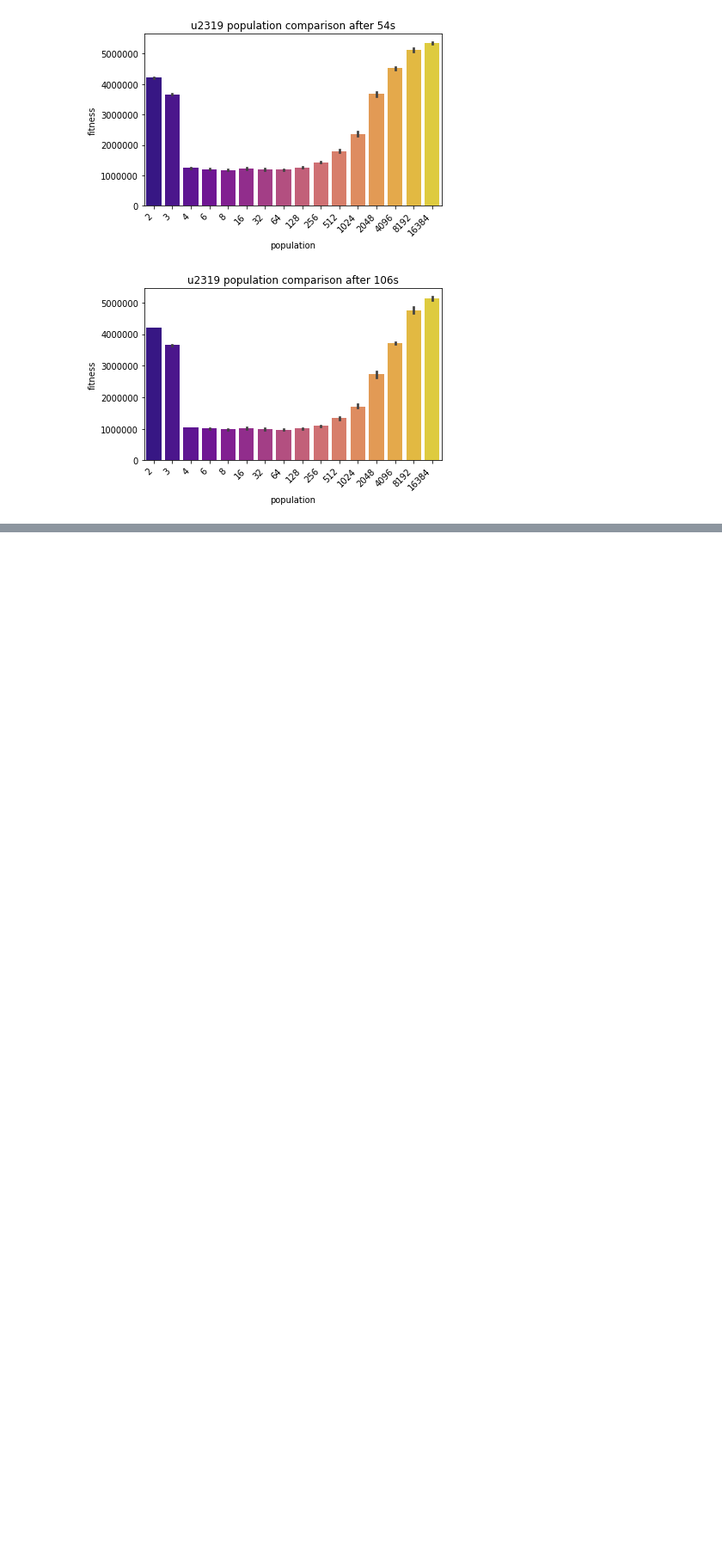
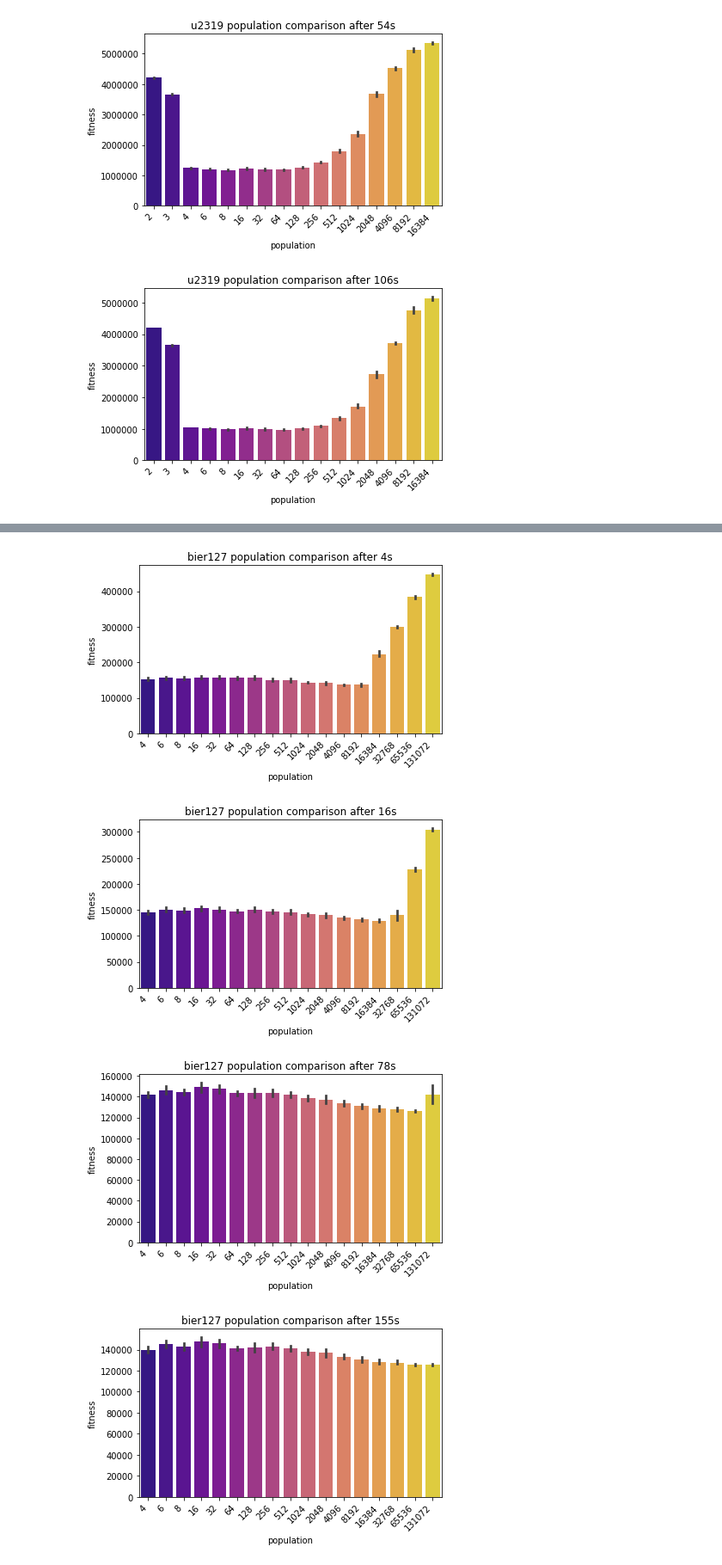
Before and after one commit to anklinv/Scalable_Genetic_Algorithm, a Jupyter notebook: logging/generate_population_barplots.ipynb, the cells around one changed output, grey strips where cells are left out. Shown: that part at 86% size. Drawn from its saved outputs; the diff is of its cells as text; code cells hidden in the pictures; blank space fills up the shorter version.

Commit message:
Add more barplots

```diff
--- a/logging/generate_population_barplots.ipynb
+++ b/logging/generate_population_barplots.ipynb
@@ -9,7 +9,8 @@ rcParams.update({'figure.autolayout': True})
 data_frames = {
     "a280"  : "population_test_a280_Jan_05_194151.gz",
     "d1291" : "population_test_d1291_Jan_09_172740.gz",
-    "u2319" : "population_test_u2319_final.gz"
+    "u2319" : "population_test_u2319_final.gz",
+    "bier127" : "population_test_bier127_final.gz"
 }
 
 # Color map for population plots
@@ -58,0 +63,6 @@ create_population_barplot(line_df, "u2319", thresholds, palette=cmap)
+# %%
+df = pd.read_csv(data_frames["bier127"])
+thresholds = calculate_wall_clock_time_thresholds(df)
+line_df = calculate_lengths_achieved(df[df["population"] > 3], thresholds)
+create_population_barplot(line_df, "bier127", thresholds, palette=cmap)
+# %% [output]
@@ -58,0 +71,4 @@ create_population_barplot(line_df, "u2319", thresholds, palette=cmap)
+[figure, added]
+[figure, added]
+[figure, added]
+[figure, added]
```
Also changed, not shown: parts of 4 cells of this notebook.
